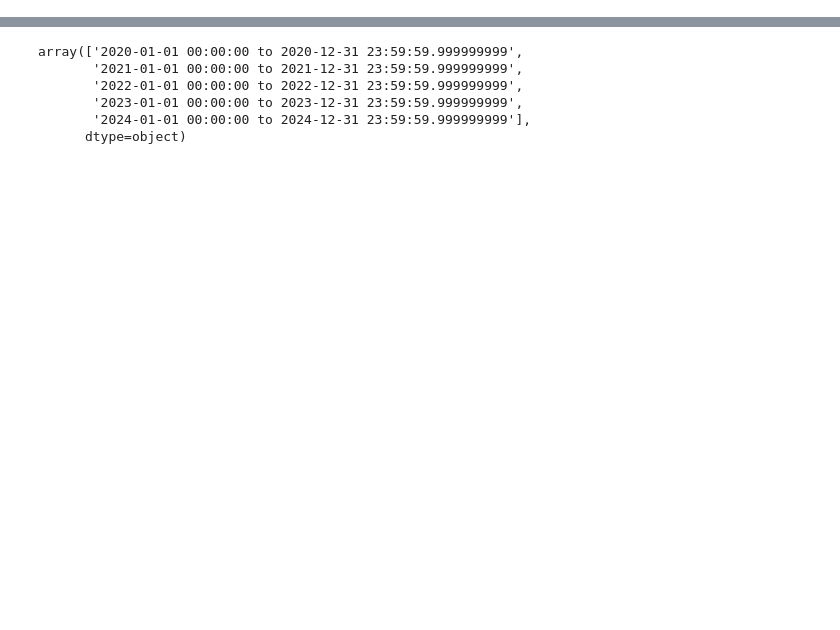
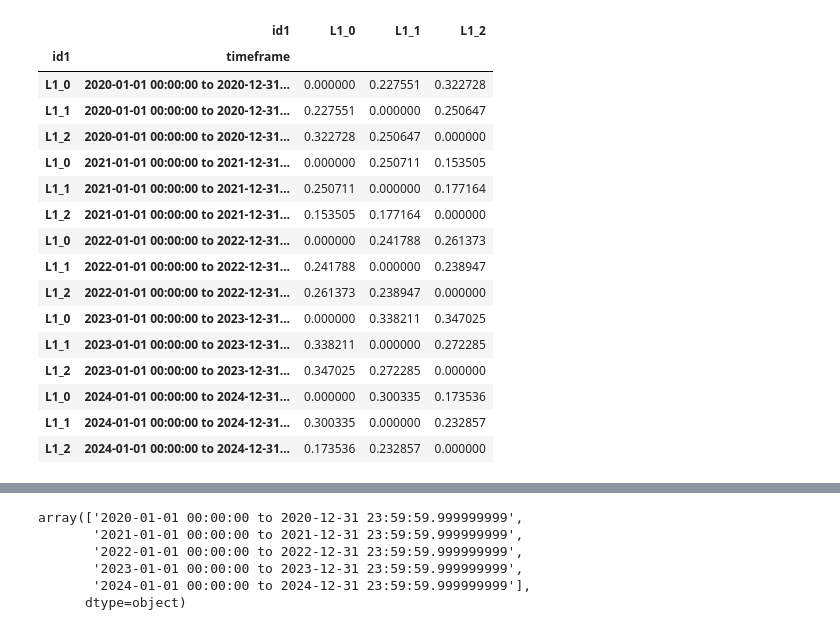
Before and after one commit to SonyCSLParis/STDL, a Jupyter notebook: STDL_test.ipynb, the cells around one changed output, grey strips where cells are left out. Drawn from its saved outputs; the diff is of its cells as text; code cells hidden in the pictures; blank space fills up the shorter version.

```diff
--- a/STDL_test.ipynb
+++ b/STDL_test.ipynb
@@ -40,3 +62,23 @@ stdc.calculate_positions(data, comparison='absolute')
+# %%
+stdc.compute_relative_matrix()
+# %% [output]
+|  | id1 | L1_0 | L1_1 | L1_2 |
+| id1 | timeframe |  |  |  |
+| L1_0 | 2020-01-01 00:00:00 to 2020-12-31... | 0.000000 | 0.227551 | 0.322728 |
+| L1_1 | 2020-01-01 00:00:00 to 2020-12-31... | 0.227551 | 0.000000 | 0.250647 |
+| L1_2 | 2020-01-01 00:00:00 to 2020-12-31... | 0.322728 | 0.250647 | 0.000000 |
+| L1_0 | 2021-01-01 00:00:00 to 2021-12-31... | 0.000000 | 0.250711 | 0.153505 |
+| L1_1 | 2021-01-01 00:00:00 to 2021-12-31... | 0.250711 | 0.000000 | 0.177164 |
+| L1_2 | 2021-01-01 00:00:00 to 2021-12-31... | 0.153505 | 0.177164 | 0.000000 |
+| L1_0 | 2022-01-01 00:00:00 to 2022-12-31... | 0.000000 | 0.241788 | 0.261373 |
+| L1_1 | 2022-01-01 00:00:00 to 2022-12-31... | 0.241788 | 0.000000 | 0.238947 |
+| L1_2 | 2022-01-01 00:00:00 to 2022-12-31... | 0.261373 | 0.238947 | 0.000000 |
+| L1_0 | 2023-01-01 00:00:00 to 2023-12-31... | 0.000000 | 0.338211 | 0.347025 |
+| L1_1 | 2023-01-01 00:00:00 to 2023-12-31... | 0.338211 | 0.000000 | 0.272285 |
+| L1_2 | 2023-01-01 00:00:00 to 2023-12-31... | 0.347025 | 0.272285 | 0.000000 |
+| L1_0 | 2024-01-01 00:00:00 to 2024-12-31... | 0.000000 | 0.300335 | 0.173536 |
+| L1_1 | 2024-01-01 00:00:00 to 2024-12-31... | 0.300335 | 0.000000 | 0.232857 |
+| L1_2 | 2024-01-01 00:00:00 to 2024-12-31... | 0.173536 | 0.232857 | 0.000000 |
 # %%
 # biadjacency matrix
 stdc.compute_biadjacency_matrix(raw_data=data, leader_col=stdc.leader_col, follower_col=stdc.follower_col)
```
Also changed, not shown: parts of 9 cells of this notebook, 1 other file.
